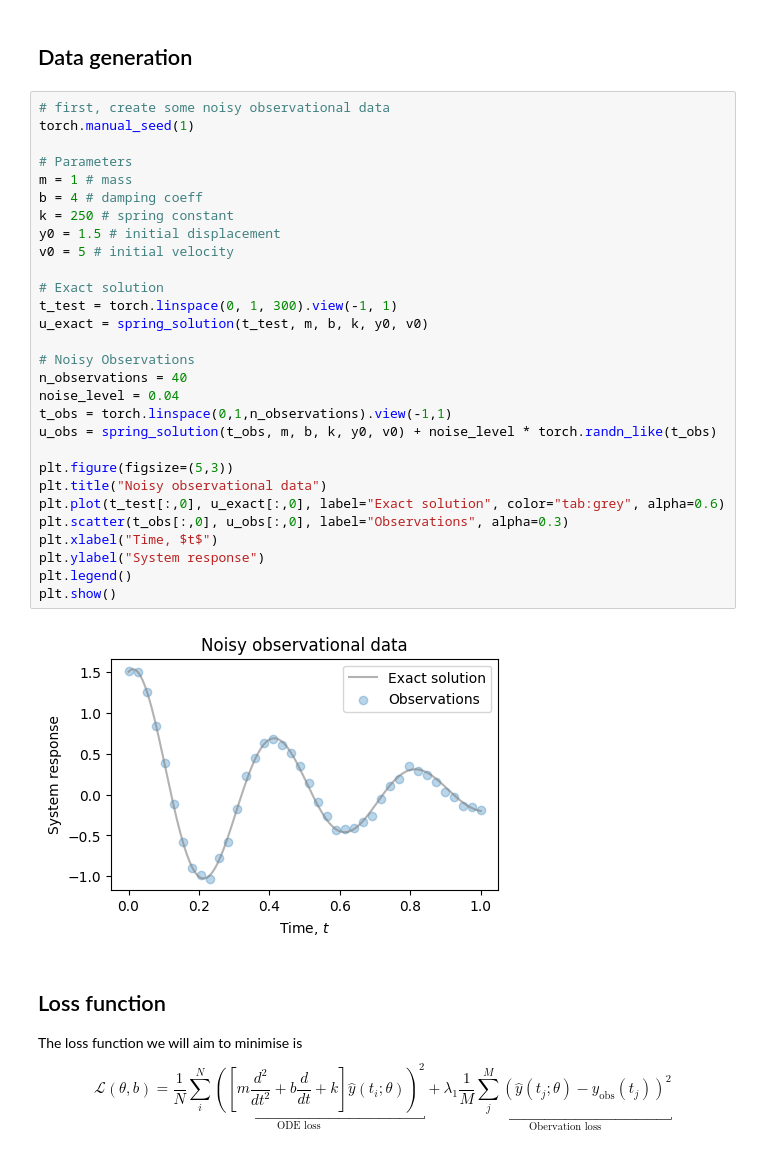
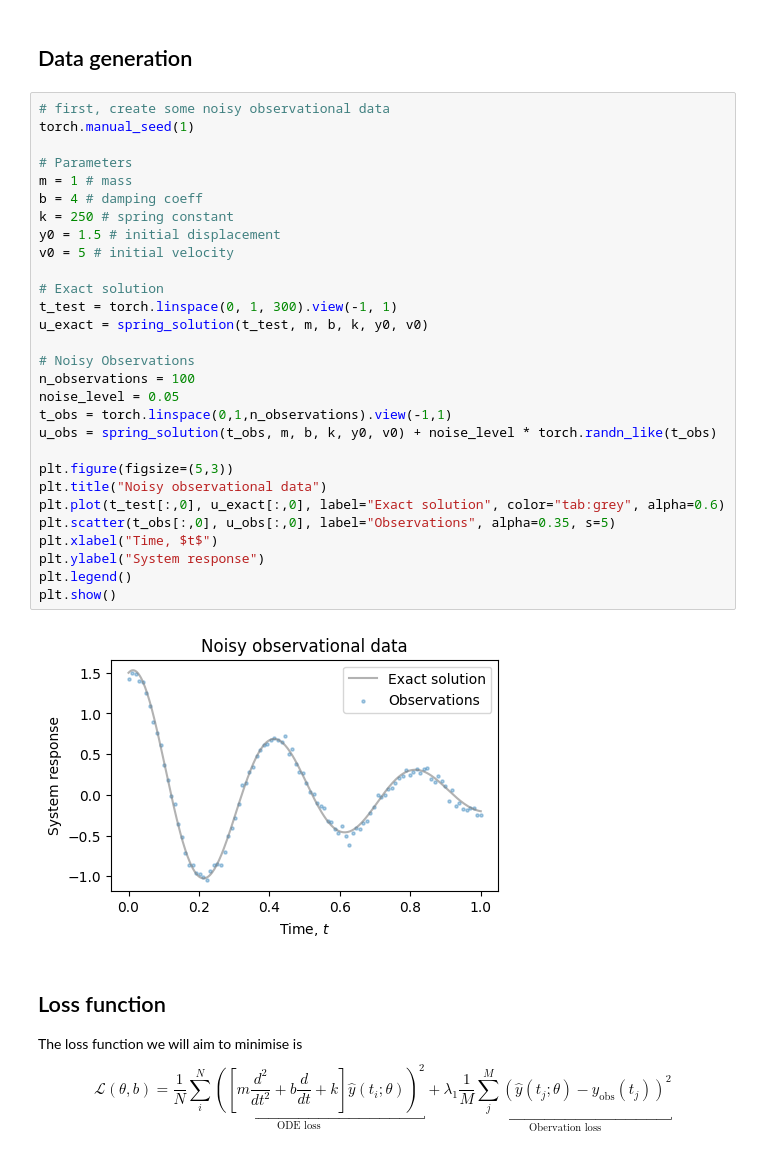
Before and after one commit to Gijinkstra/EstimationTheoryNotebooks, a Jupyter notebook: neural/pinn.ipynb, the cells around one changed output. Saved outputs shown, nothing was run; the diff lists cells and outputs as text.

```diff
--- a/neural/pinn.ipynb
+++ b/neural/pinn.ipynb
@@ -64,34 +64,34 @@ class FullyConnectedNN(nn.Module):
 # %%
 # first, create some noisy observational data
 torch.manual_seed(1)
 
 # Parameters
 m = 1 # mass
 b = 4 # damping coeff
 k = 250 # spring constant
 y0 = 1.5 # initial displacement
 v0 = 5 # initial velocity
 
 # Exact solution
 t_test = torch.linspace(0, 1, 300).view(-1, 1)
 u_exact = spring_solution(t_test, m, b, k, y0, v0)
 
 # Noisy Observations
-n_observations = 40
-noise_level = 0.04
+n_observations = 100
+noise_level = 0.05
 t_obs = torch.linspace(0,1,n_observations).view(-1,1)
 u_obs = spring_solution(t_obs, m, b, k, y0, v0) + noise_level * torch.randn_like(t_obs)
 
 plt.figure(figsize=(5,3))
 plt.title("Noisy observational data")
 plt.plot(t_test[:,0], u_exact[:,0], label="Exact solution", color="tab:grey", alpha=0.6)
-plt.scatter(t_obs[:,0], u_obs[:,0], label="Observations", alpha=0.3)
+plt.scatter(t_obs[:,0], u_obs[:,0], label="Observations", alpha=0.35, s=5)
 plt.xlabel("Time, $t$")
 plt.ylabel("System response")
 plt.legend()
 plt.show()
 # %% [output]
-[figure, old version]
+[figure, new version]
 # %% [markdown]
 ## Loss function
 
```
Also changed, not shown: parts of 11 cells of this notebook.
